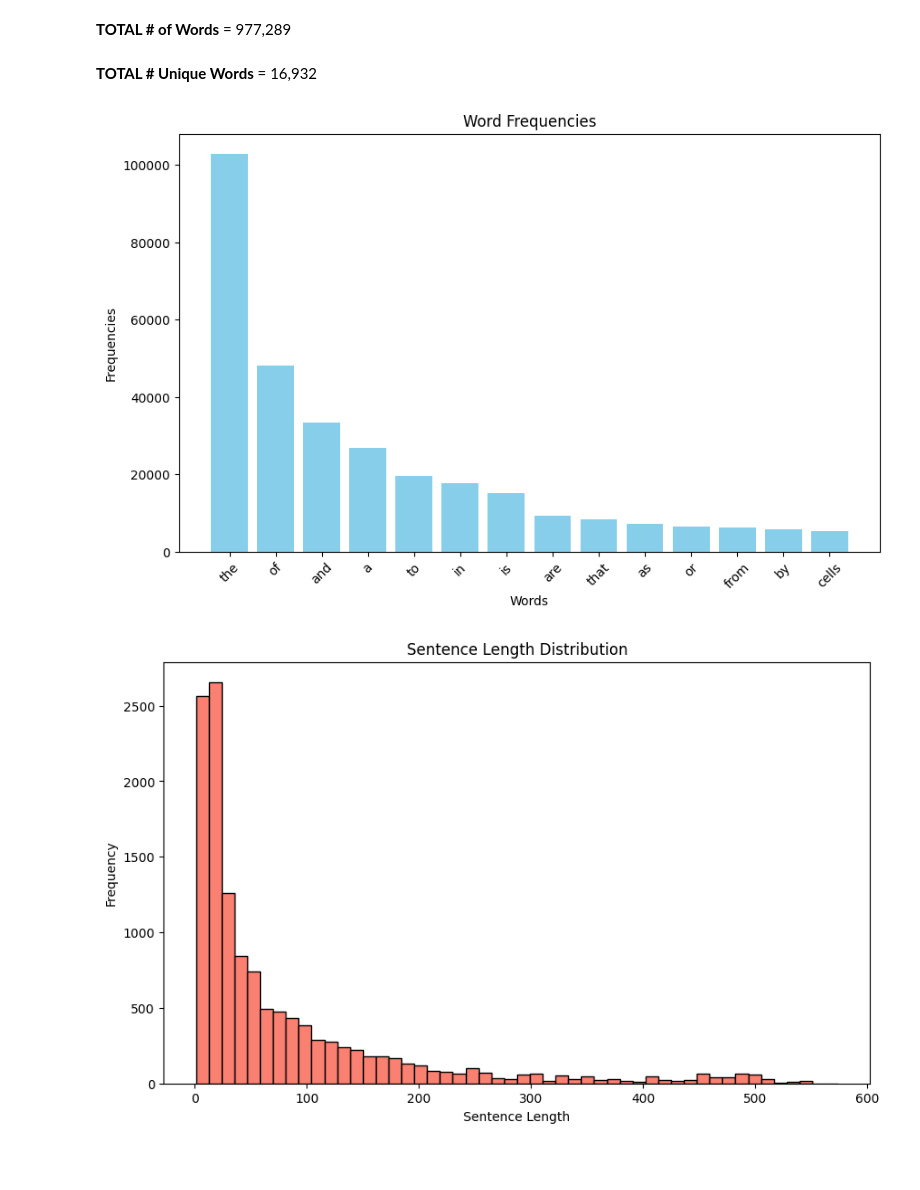
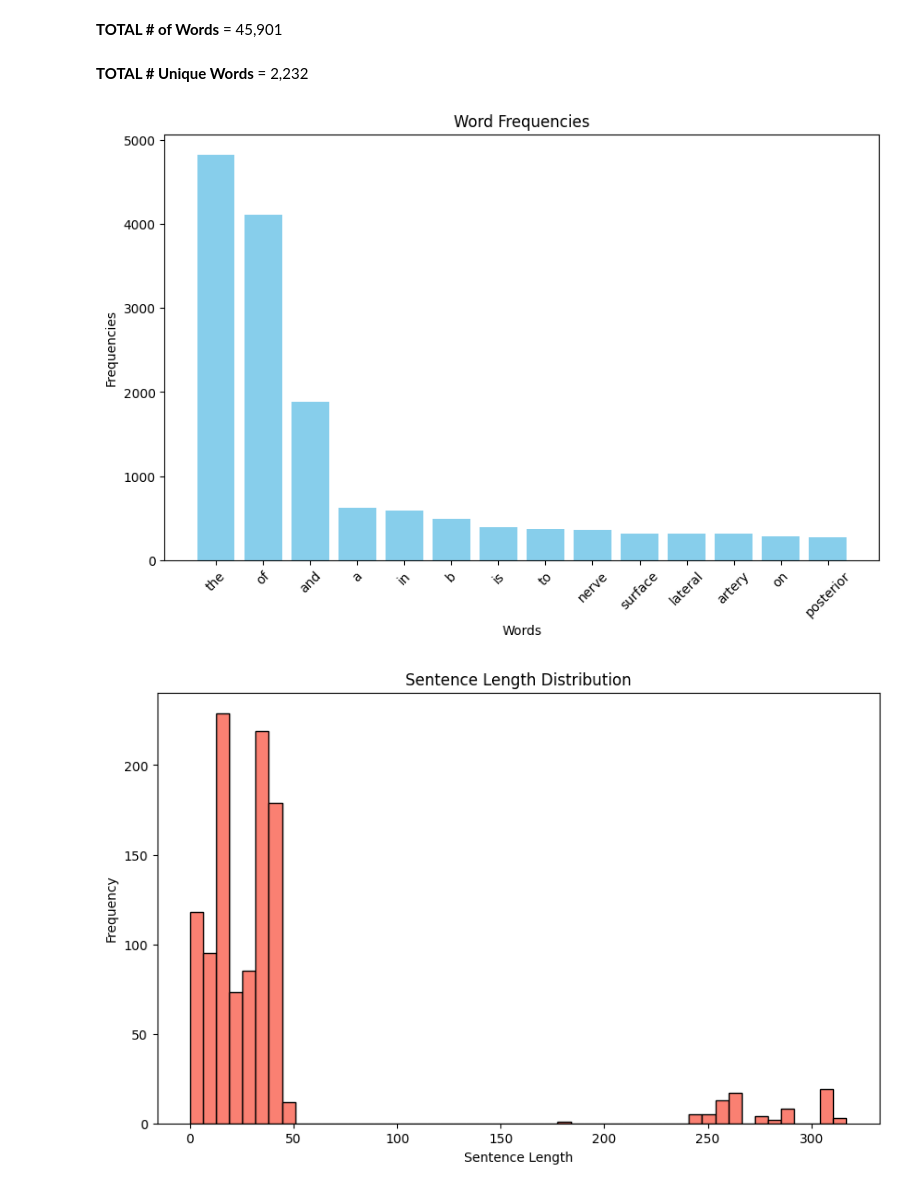
Before and after one commit to tunahan-oguz/pdf_scrapper, a Jupyter notebook: analysis.ipynb, the cells around one changed output. Cells and saved outputs as stored; diff of their text form; code cells hidden in the pictures; blank space fills up the shorter version.

```diff
--- a/analysis.ipynb
+++ b/analysis.ipynb
@@ -42,5 +42,5 @@ plt.show()
 # %%
-sentences = list(combined_df['Description'].array)
+sentences = []
 for ref_list in combined_df['Reference']:
     sentences.extend(eval(ref_list))
 lowercase_sentences = [str(sentence).lower() for sentence in sentences]
@@ -56,37 +56,37 @@ display(Markdown(f"**TOTAL # Unique Words** = {len(word_freq):,}"))
 mc_10 = word_freq.most_common(14)
 
 
 words, frequencies = zip(*mc_10)
 
 sentence_lengths = [len(str(sentence).split()) for sentence in sentences]
 
 fig1, ax1 = plt.subplots(figsize=(10, 6))
 ax1.bar(words, frequencies, color='skyblue')
 ax1.set_xlabel('Words')
 ax1.set_ylabel('Frequencies')
 ax1.set_title('Word Frequencies')
 ax1.tick_params(axis='x', rotation=45)
 
 # Save the Word Frequencies plot
 fig1.savefig('word_frequencies.png', dpi=300)
 
 # Plot Sentence Length Distribution
 fig2, ax2 = plt.subplots(figsize=(10, 6))
 ax2.hist(sentence_lengths, bins=50, color='salmon', edgecolor='black')
 ax2.set_xlabel('Sentence Length')
 ax2.set_ylabel('Frequency')
 ax2.set_title('Sentence Length Distribution')
 
 # Save the Sentence Length Distribution plot
 fig2.savefig('sentence_length_distribution.png', dpi=300)
 
 # Show the plots
 plt.show()
 # %% [output]
-**TOTAL # of Words** = 977,289
+**TOTAL # of Words** = 45,901
-**TOTAL # Unique Words** = 16,932
+**TOTAL # Unique Words** = 2,232
-[figure, old version]
+[figure, new version]
-[figure, old version]
+[figure, new version]
 # %%
 wordcloud = WordCloud(width=800, height=400, background_color='white').generate(' '.join(all_words))
 
```
Also changed, not shown: parts of 2 cells of this notebook, 9 other files.
